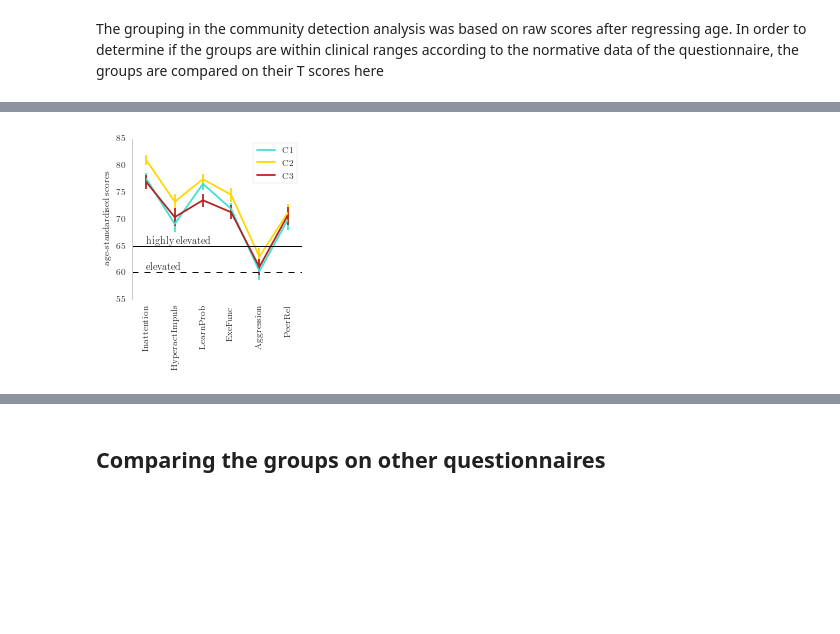
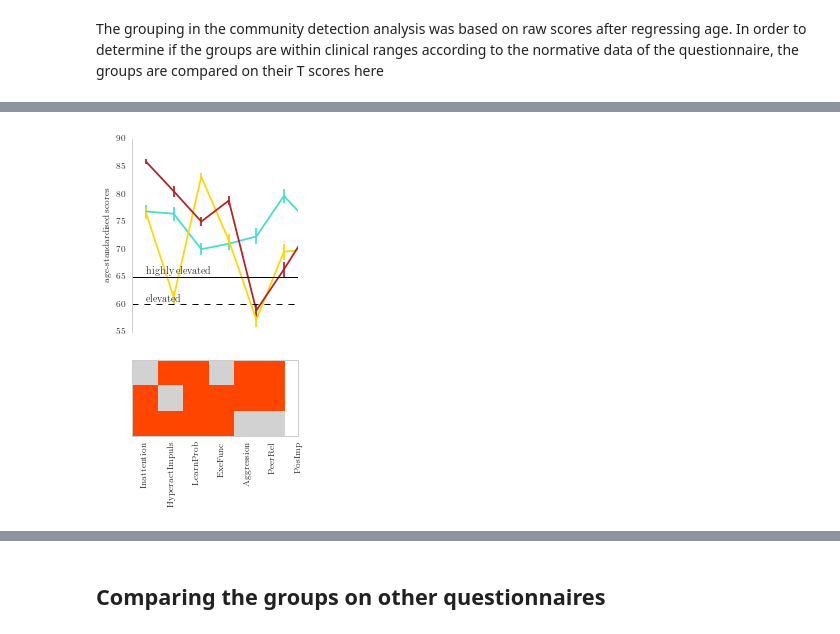
Before and after one commit to luigiam/Conners_analysis, a Jupyter notebook: CALM_Community_Detection_Conners.ipynb, the cells around one changed output, grey strips where cells are left out. Drawn from its saved outputs; the diff is of its cells as text; code cells hidden in the pictures; blank space fills up the shorter version.

```diff
--- a/CALM_Community_Detection_Conners.ipynb
+++ b/CALM_Community_Detection_Conners.ipynb
@@ -465,8 +479,8 @@ plt.figure(figsize=(one_half_column/2, one_half_column), dpi=300)
 plt.subplot(2,1,1)
 for community in np.unique(community_affiliation):
     plt.errorbar(x=range(0,len(df_woAge.columns[1:-3].values)),
-                 y=df_long.groupby(['variable','groups']).mean().values[community-1::len(np.unique(community_affiliation)),2],
-                yerr=(df_long.groupby(['variable','groups']).std().values[community-1::len(np.unique(community_affiliation)),2]/np.sqrt(len(df_long.groupby(['variable','groups']).sum().values[community-1::len(np.unique(community_affiliation)),1]))),
+                y=df_long.groupby(['variable','groups']).mean().values[community-1::len(np.unique(community_affiliation)),3],
+                yerr=(df_long.groupby(['variable','groups']).std().values[community-1::len(np.unique(community_affiliation)),3]/np.sqrt(len(df_long.groupby(['variable','groups']).sum().values[community-1::len(np.unique(community_affiliation)),2]))),
                 color=colours[community-1])
 
 plt.xlim([-0.5,len(df_woAge.columns[1:-3].values)-0.5])
@@ -565,3 +574,7 @@ std_df = std_df.replace({r"[>=<]":90}, regex=True)
 variables = std_df.columns[2:].values
 for variable in variables:
     std_df[variable] = std_df[variable].astype(str).convert_objects(convert_numeric=True)
+# %%
+colours = ['turquoise', 'gold', 'firebrick', 'limegreen', 'darkorange', 'blueviolet']
+scales = ['Inattention_T', 'HyperactImpuls_T', 'LearnProb_T', 'ExeFunc_T', 'Aggression_T', 'PeerRel_T']
+std_df['average'] = std_df[scales].mean(axis=1)
@@ -568,3 +634,15 @@ for variable in variables:
+# %%
+results = pd.DataFrame()
+group_comparisons = [(1,2), (1,3), (2,3)]
+measures = [ 'Inattention_T', 'HyperactImpuls_T', 'LearnProb_T', 'ExeFunc_T', 'Aggression_T', 'PeerRel_T']
+
+for measure in measures:
+    for group_comparison in group_comparisons:
+        t,p = ttest_ind(std_df[std_df['groups'] == group_comparison[0]][measure].values.astype('int'), std_df[std_df['groups'] == group_comparison[1]][measure].values.astype('int'))
+        results.set_value(measure, str(group_comparison), p)
+
+rej, p, alphaSidak, alphaBonferroni = multipletests(results.values.flatten(), alpha=0.05, method='bonferroni')
+binarized_results = 1*(results.values < alphaBonferroni).transpose()
 # %%
 df_long = pd.melt(std_df, id_vars=['ID', 'groups'])
 df_long['variable'] = pd.Categorical(df_long['variable'].values, categories=std_df.columns[2:].values, ordered=True)
@@ -573,39 +651,53 @@ sns.set_style("whitegrid")
 sns.set_style({'axes.grid': False,
                'font.family': [u'serif'],
                'font.sans-serif': [u'Computer Modern Unicode'],})
 colours = ['turquoise', 'gold', 'firebrick', 'limegreen', 'darkorange', 'deepskyblue']
 
 plt.figure(figsize=(one_half_column/2, one_half_column), dpi=300)
 
 plt.subplot(2,1,1)
-for community in np.unique(community_affiliation):
+for community in np.unique(std_df['groups']):
     plt.errorbar(x=range(0,len(std_df.columns[2:].values)),
                  y=std_df[std_df['groups'] == community].mean()[2:].values,
                  yerr=std_df[std_df['groups'] == community].std()[2:].values/sqrt(len(std_df[std_df['groups'] == 1])),
                  color=colours[community-1])
 
-plt.legend(['C' + str(community) for community in np.unique(community_affiliation) ], frameon=True, loc='best')
+#plt.legend(['C' + str(community) for community in np.unique(std_df['groups']) ], frameon=True, loc='best')
 
 plt.axhline(y=65, linewidth=1, color='k', linestyle='solid')
 plt.axhline(y=60, linewidth=1, color='k', linestyle='dashed')
-plt.xlim([-0.5,len(df_woAge.columns[1:-3].values)-0.5])
-plt.xticks(range(0,len(df_woAge.columns[1:-3].values)))
+plt.xlim([-0.5,len(df_woAge.columns[4:-3].values)-0.5])
+plt.xticks(range(0,len(df_woAge.columns[4:-3].values)))
 plt.text(0, 65.5, 'highly elevated')
 plt.text(0, 60.5, 'elevated')
 plt.ylabel('age-standardised scores')
 ax = plt.gca()
 ax.set_xticklabels('', rotation=90);
 ax.set_axis_bgcolor('white')
 ax.spines['top'].set_visible(False)
 ax.spines['right'].set_visible(False)
 ax.spines['bottom'].set_visible(False)
 ax.xaxis.set_ticks_position('bottom')
 ax.yaxis.set_ticks_position('left')
 
-ax.set_xticklabels(df_woAge.columns[1:-2].values, rotation=90);
+plt.subplot(2,1,2)
+combinations = list(itertools.combinations(np.unique(std_df['groups']), 2))
+new_style = {'grid': False}
+matplotlib.rc('axes', **new_style)
+plt.imshow(binarized_results,
+          interpolation = 'none',
+          cmap=LinearSegmentedColormap.from_list('mycmap', [(0, 'lightgray'), (1, 'orangered')]))
+plt.yticks(np.arange(0,len(combinations)))
+plt.xticks(np.arange(0, len(np.unique(df_long['variable'].values))))
+#plt.ylabel('contrast results')
+ax = plt.gca()
+#ax.set_yticklabels([str(combination[0]) + ' v ' + str(combination[1]) for combination in combinations], rotation=0);
+ax.set_yticklabels(' ')
+ax.set_xticklabels(df_woAge.columns[4:-2].values, rotation=90);
 plt.tight_layout(pad=0, w_pad=0, h_pad=0)
+plt.savefig(outfolder + 'Sue_plot_standardised.png', dpi=300)
 # %% [output]
-[figure, old version]
+[figure, new version]
 # %%
 scales = ['Inattention', 'HyperactImpuls', 'LearnProb', 'ExeFunc', 'Aggression', 'PeerRel']
 
```
Also changed, not shown: parts of 59 cells of this notebook, 2 other files.
